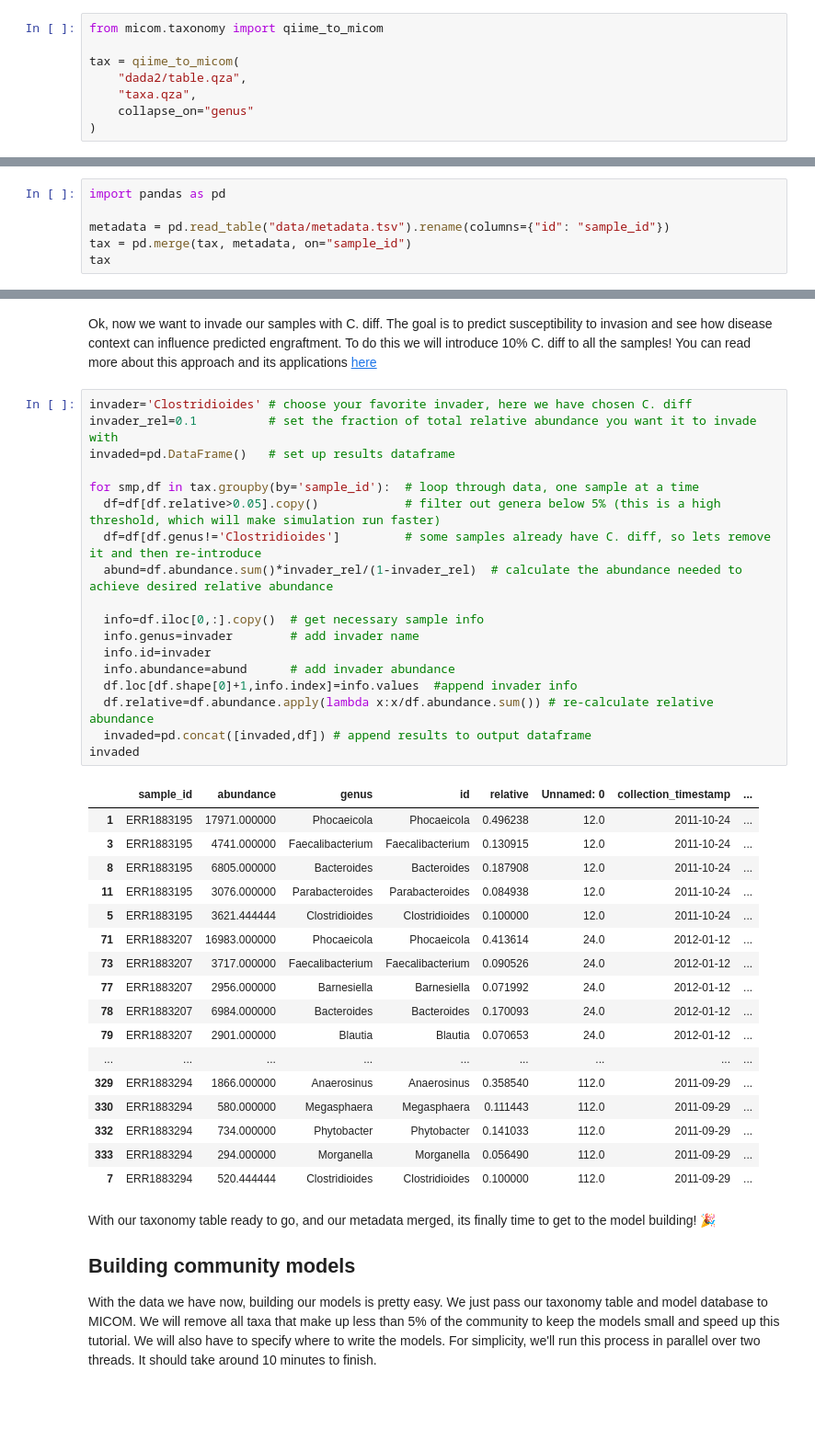
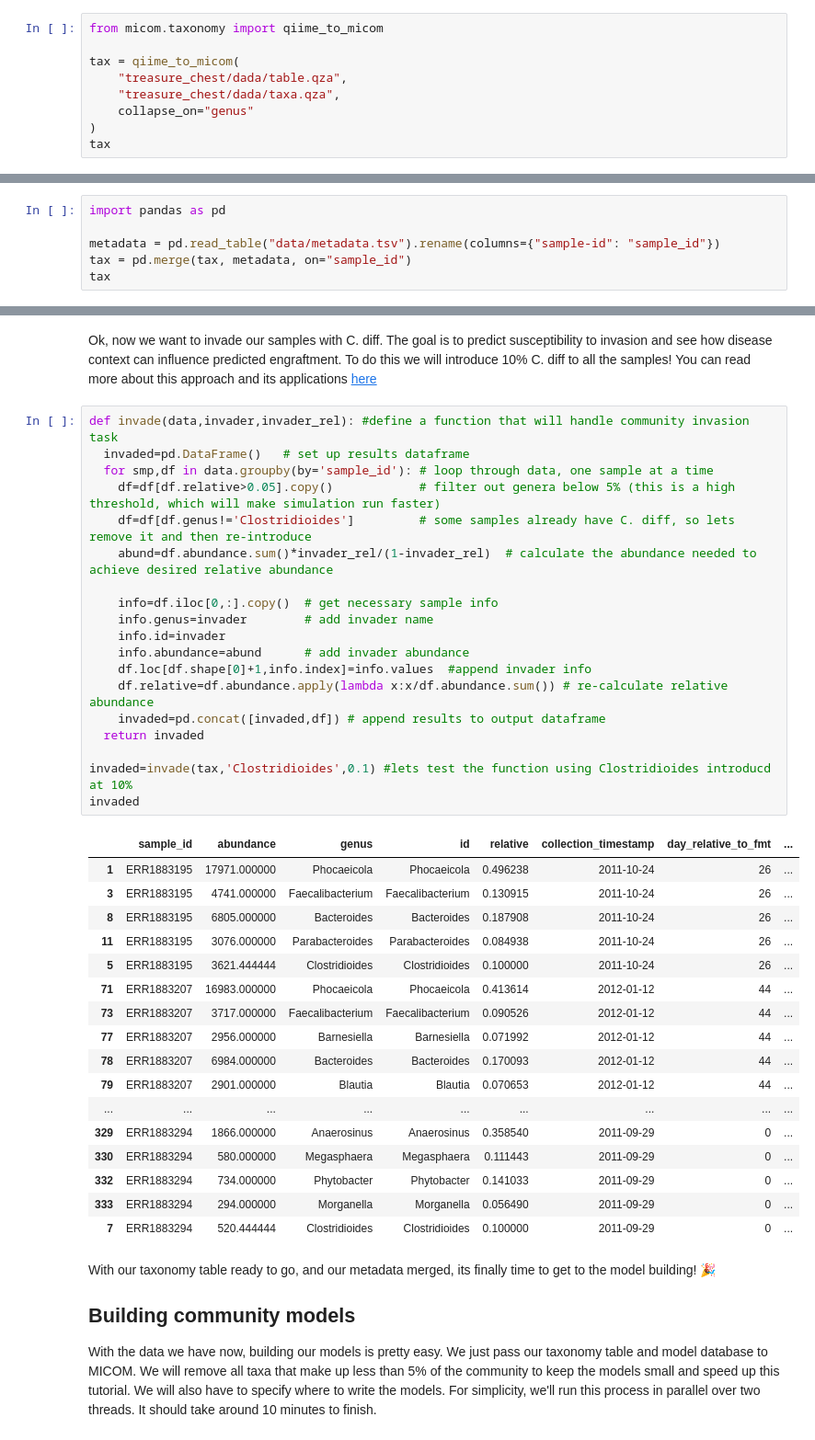
Before and after one commit to Gibbons-Lab/isb_course_2023, a Jupyter notebook: micom_2023_solutions.ipynb, the cells around one changed output, grey strips where cells are left out. Shown: that part at 92% size. Cells and saved outputs as stored; diff of their text form; blank space fills up the shorter version.

```diff
--- a/micom_2023_solutions.ipynb
+++ b/micom_2023_solutions.ipynb
@@ -81,7 +81,8 @@ Now we're all set to start building models! The data we previously collected can
 from micom.taxonomy import qiime_to_micom
 
 tax = qiime_to_micom(
-    "dada2/table.qza",
-    "taxa.qza",
+    "treasure_chest/dada/table.qza",
+    "treasure_chest/dada/taxa.qza",
     collapse_on="genus"
 )
+tax
@@ -106,7 +115,7 @@ One helpful thing to do is to merge in our metadata, so we'll have it at hand fo
 # %%
 import pandas as pd
 
-metadata = pd.read_table("data/metadata.tsv").rename(columns={"id": "sample_id"})
+metadata = pd.read_table("data/metadata.tsv").rename(columns={"sample-id": "sample_id"})
 tax = pd.merge(tax, metadata, on="sample_id")
 tax
 # %% [output]
@@ -126,41 +135,42 @@ tax
 # %% [markdown]
 Ok, now we want to invade our samples with C. diff. The goal is to predict susceptibility to invasion and see how disease context can influence predicted engraftment. To do this we will introduce 10% C. diff to all the samples! You can read more about this approach and its applications [here](https://www.biorxiv.org/content/10.1101/2023.04.28.538771v2)
 # %%
-invader='Clostridioides' # choose your favorite invader, here we have chosen C. diff
-invader_rel=0.1          # set the fraction of total relative abundance you want it to invade with
-invaded=pd.DataFrame()   # set up results dataframe
+def invade(data,invader,invader_rel): #define a function that will handle community invasion task
+  invaded=pd.DataFrame()   # set up results dataframe
+  for smp,df in data.groupby(by='sample_id'): # loop through data, one sample at a time
+    df=df[df.relative>0.05].copy()            # filter out genera below 5% (this is a high threshold, which will make simulation run faster)
+    df=df[df.genus!='Clostridioides']         # some samples already have C. diff, so lets remove it and then re-introduce
+    abund=df.abundance.sum()*invader_rel/(1-invader_rel)  # calculate the abundance needed to achieve desired relative abundance
 
-for smp,df in tax.groupby(by='sample_id'):  # loop through data, one sample at a time
-  df=df[df.relative>0.05].copy()            # filter out genera below 5% (this is a high threshold, which will make simulation run faster)
-  df=df[df.genus!='Clostridioides']         # some samples already have C. diff, so lets remove it and then re-introduce
-  abund=df.abundance.sum()*invader_rel/(1-invader_rel)  # calculate the abundance needed to achieve desired relative abundance
+    info=df.iloc[0,:].copy()  # get necessary sample info
+    info.genus=invader        # add invader name
+    info.id=invader
+    info.abundance=abund      # add invader abundance
+    df.loc[df.shape[0]+1,info.index]=info.values  #append invader info
+    df.relative=df.abundance.apply(lambda x:x/df.abundance.sum()) # re-calculate relative abundance
+    invaded=pd.concat([invaded,df]) # append results to output dataframe
+  return invaded
 
-  info=df.iloc[0,:].copy()  # get necessary sample info
-  info.genus=invader        # add invader name
-  info.id=invader
-  info.abundance=abund      # add invader abundance
-  df.loc[df.shape[0]+1,info.index]=info.values  #append invader info
-  df.relative=df.abundance.apply(lambda x:x/df.abundance.sum()) # re-calculate relative abundance
-  invaded=pd.concat([invaded,df]) # append results to output dataframe
+invaded=invade(tax,'Clostridioides',0.1) #lets test the function using Clostridioides introducd at 10%
 invaded
 # %% [output]
-|  | sample_id | abundance | genus | id | relative | Unnamed: 0 | collection_timestamp | ... |
-| 1 | ERR1883195 | 17971.000000 | Phocaeicola | Phocaeicola | 0.496238 | 12.0 | 2011-10-24 | ... |
-| 3 | ERR1883195 | 4741.000000 | Faecalibacterium | Faecalibacterium | 0.130915 | 12.0 | 2011-10-24 | ... |
-| 8 | ERR1883195 | 6805.000000 | Bacteroides | Bacteroides | 0.187908 | 12.0 | 2011-10-24 | ... |
-| 11 | ERR1883195 | 3076.000000 | Parabacteroides | Parabacteroides | 0.084938 | 12.0 | 2011-10-24 | ... |
-| 5 | ERR1883195 | 3621.444444 | Clostridioides | Clostridioides | 0.100000 | 12.0 | 2011-10-24 | ... |
-| 71 | ERR1883207 | 16983.000000 | Phocaeicola | Phocaeicola | 0.413614 | 24.0 | 2012-01-12 | ... |
-| 73 | ERR1883207 | 3717.000000 | Faecalibacterium | Faecalibacterium | 0.090526 | 24.0 | 2012-01-12 | ... |
-| 77 | ERR1883207 | 2956.000000 | Barnesiella | Barnesiella | 0.071992 | 24.0 | 2012-01-12 | ... |
-| 78 | ERR1883207 | 6984.000000 | Bacteroides | Bacteroides | 0.170093 | 24.0 | 2012-01-12 | ... |
-| 79 | ERR1883207 | 2901.000000 | Blautia | Blautia | 0.070653 | 24.0 | 2012-01-12 | ... |
+|  | sample_id | abundance | genus | id | relative | collection_timestamp | day_relative_to_fmt | ... |
+| 1 | ERR1883195 | 17971.000000 | Phocaeicola | Phocaeicola | 0.496238 | 2011-10-24 | 26 | ... |
+| 3 | ERR1883195 | 4741.000000 | Faecalibacterium | Faecalibacterium | 0.130915 | 2011-10-24 | 26 | ... |
+| 8 | ERR1883195 | 6805.000000 | Bacteroides | Bacteroides | 0.187908 | 2011-10-24 | 26 | ... |
+| 11 | ERR1883195 | 3076.000000 | Parabacteroides | Parabacteroides | 0.084938 | 2011-10-24 | 26 | ... |
+| 5 | ERR1883195 | 3621.444444 | Clostridioides | Clostridioides | 0.100000 | 2011-10-24 | 26 | ... |
+| 71 | ERR1883207 | 16983.000000 | Phocaeicola | Phocaeicola | 0.413614 | 2012-01-12 | 44 | ... |
+| 73 | ERR1883207 | 3717.000000 | Faecalibacterium | Faecalibacterium | 0.090526 | 2012-01-12 | 44 | ... |
+| 77 | ERR1883207 | 2956.000000 | Barnesiella | Barnesiella | 0.071992 | 2012-01-12 | 44 | ... |
+| 78 | ERR1883207 | 6984.000000 | Bacteroides | Bacteroides | 0.170093 | 2012-01-12 | 44 | ... |
+| 79 | ERR1883207 | 2901.000000 | Blautia | Blautia | 0.070653 | 2012-01-12 | 44 | ... |
 | ... | ... | ... | ... | ... | ... | ... | ... | ... |
-| 329 | ERR1883294 | 1866.000000 | Anaerosinus | Anaerosinus | 0.358540 | 112.0 | 2011-09-29 | ... |
-| 330 | ERR1883294 | 580.000000 | Megasphaera | Megasphaera | 0.111443 | 112.0 | 2011-09-29 | ... |
-| 332 | ERR1883294 | 734.000000 | Phytobacter | Phytobacter | 0.141033 | 112.0 | 2011-09-29 | ... |
-| 333 | ERR1883294 | 294.000000 | Morganella | Morganella | 0.056490 | 112.0 | 2011-09-29 | ... |
-| 7 | ERR1883294 | 520.444444 | Clostridioides | Clostridioides | 0.100000 | 112.0 | 2011-09-29 | ... |
+| 329 | ERR1883294 | 1866.000000 | Anaerosinus | Anaerosinus | 0.358540 | 2011-09-29 | 0 | ... |
+| 330 | ERR1883294 | 580.000000 | Megasphaera | Megasphaera | 0.111443 | 2011-09-29 | 0 | ... |
+| 332 | ERR1883294 | 734.000000 | Phytobacter | Phytobacter | 0.141033 | 2011-09-29 | 0 | ... |
+| 333 | ERR1883294 | 294.000000 | Morganella | Morganella | 0.056490 | 2011-09-29 | 0 | ... |
+| 7 | ERR1883294 | 520.444444 | Clostridioides | Clostridioides | 0.100000 | 2011-09-29 | 0 | ... |
 # %% [markdown]
 With our taxonomy table ready to go, and our metadata merged, its finally time to get to the model building! 🎉
 
```
Also changed, not shown: parts of 20 cells of this notebook, 1 other file.
